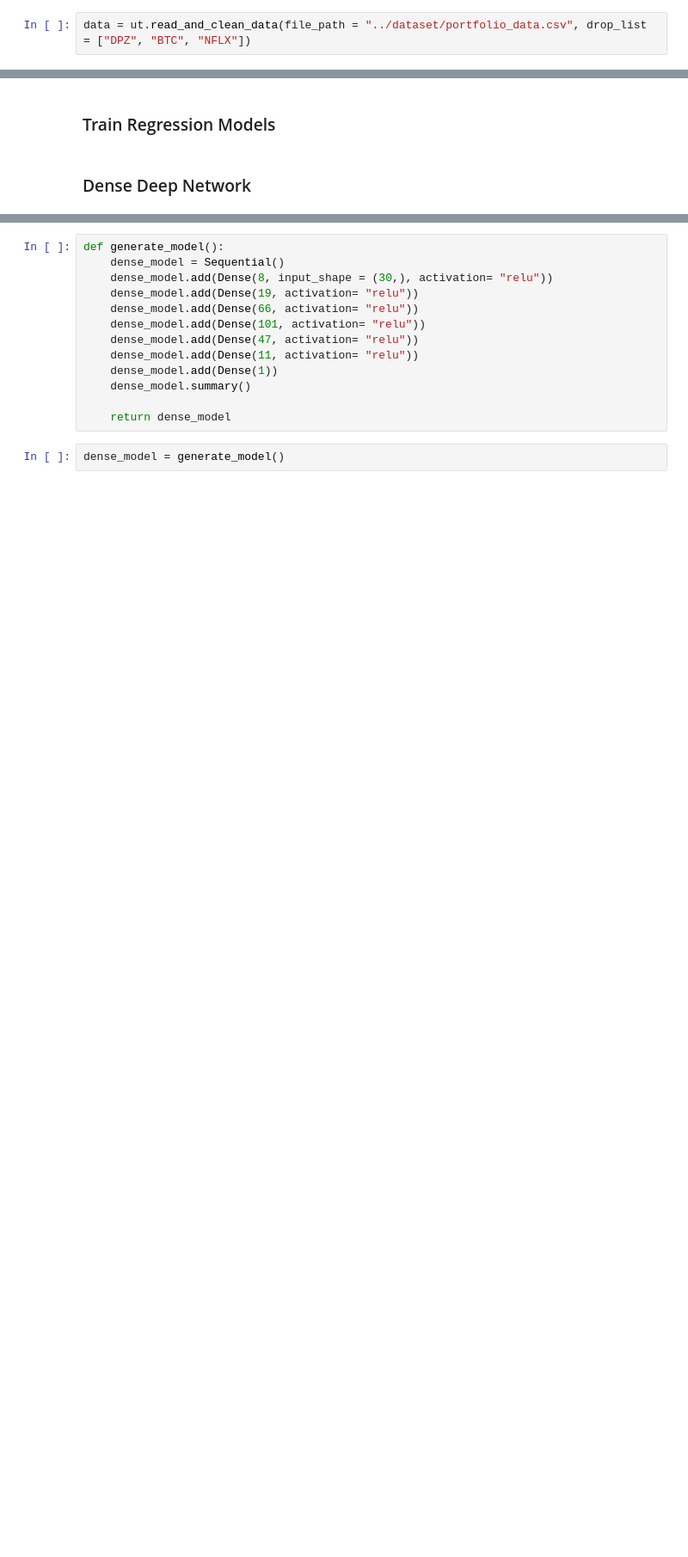
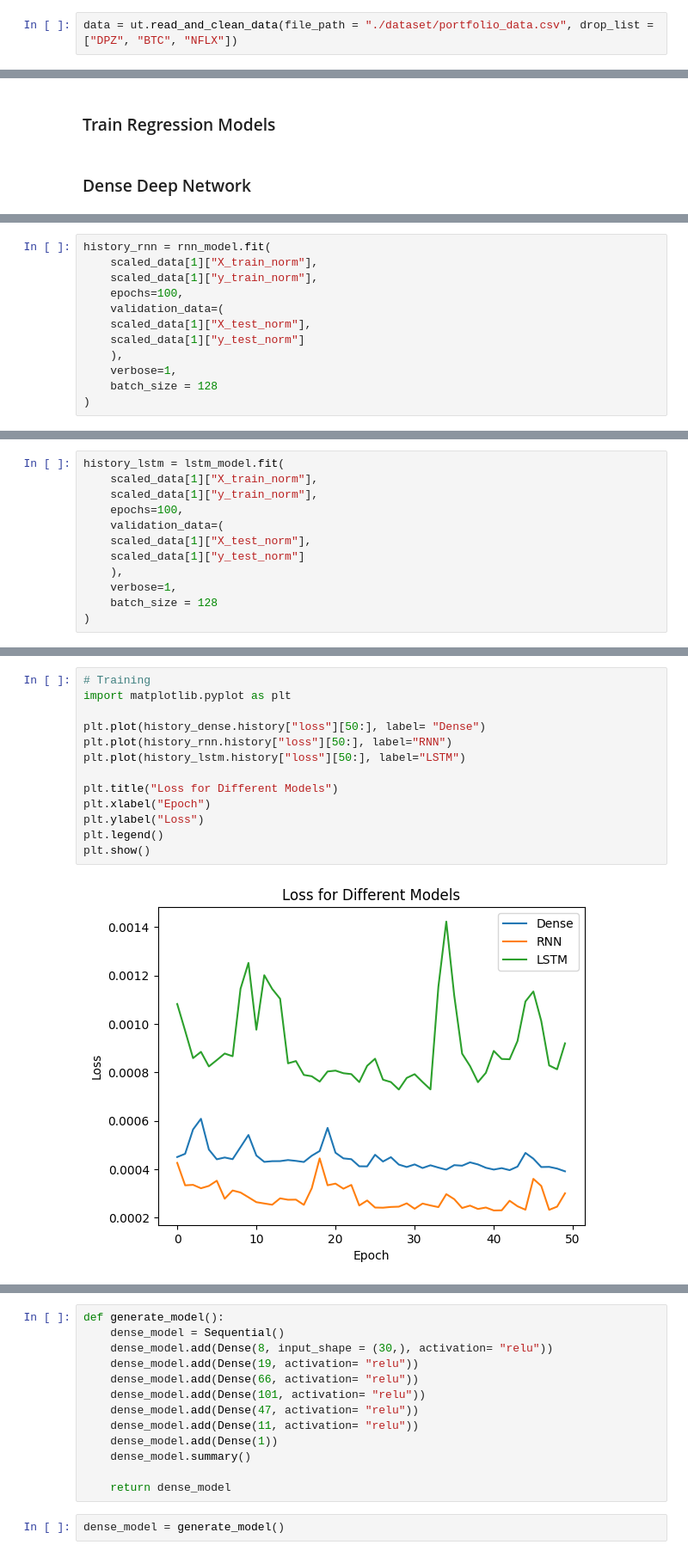
Before and after one commit to nilujafari/ML, a Jupyter notebook: stock_market_regression/step1.ipynb, the cells around one changed output, grey strips where cells are left out. Shown at 86% size. Saved outputs shown, nothing was run; the diff lists cells and outputs as text; blank space fills up the shorter version.

```diff
--- a/stock_market_regression/step1.ipynb
+++ b/stock_market_regression/step1.ipynb
@@ -13,7 +13,7 @@ shuffle=True
 # %% [markdown]
 ### Load dataset
 # %%
-data = ut.read_and_clean_data(file_path = "../dataset/portfolio_data.csv", drop_list = ["DPZ", "BTC", "NFLX"])
+data = ut.read_and_clean_data(file_path = "./dataset/portfolio_data.csv", drop_list = ["DPZ", "BTC", "NFLX"])
 # %% [output]
 Loading the data...
 Data shape: (1520, 2)
@@ -70,0 +211,12 @@ from tensorflow.keras.layers import Dense
+# %%
+history_rnn = rnn_model.fit(
+    scaled_data[1]["X_train_norm"],
+    scaled_data[1]["y_train_norm"],
+    epochs=100,
+    validation_data=(
+    scaled_data[1]["X_test_norm"],
+    scaled_data[1]["y_test_norm"]
+    ),
+    verbose=1,
+    batch_size = 128
+)
@@ -70,0 +241,12 @@ from tensorflow.keras.layers import Dense
+# %%
+history_lstm = lstm_model.fit(
+    scaled_data[1]["X_train_norm"],
+    scaled_data[1]["y_train_norm"],
+    epochs=100,
+    validation_data=(
+    scaled_data[1]["X_test_norm"],
+    scaled_data[1]["y_test_norm"]
+    ),
+    verbose=1,
+    batch_size = 128
+)
@@ -70,0 +271,15 @@ from tensorflow.keras.layers import Dense
+# %%
+# Training
+import matplotlib.pyplot as plt
+
+plt.plot(history_dense.history["loss"][50:], label= "Dense")
+plt.plot(history_rnn.history["loss"][50:], label="RNN")
+plt.plot(history_lstm.history["loss"][50:], label="LSTM")
+
+plt.title("Loss for Different Models")
+plt.xlabel("Epoch")
+plt.ylabel("Loss")
+plt.legend()
+plt.show()
+# %% [output]
+[figure, added]
```
Also changed, not shown: parts of 18 cells of this notebook.
